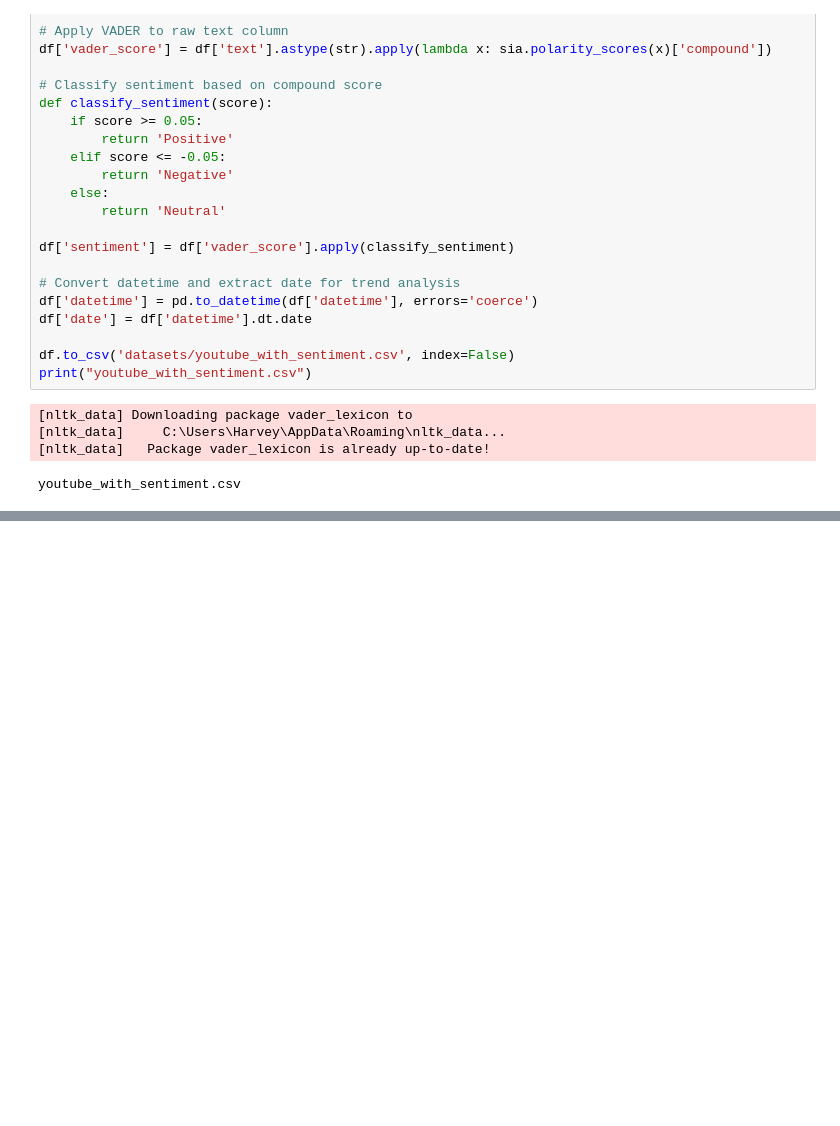
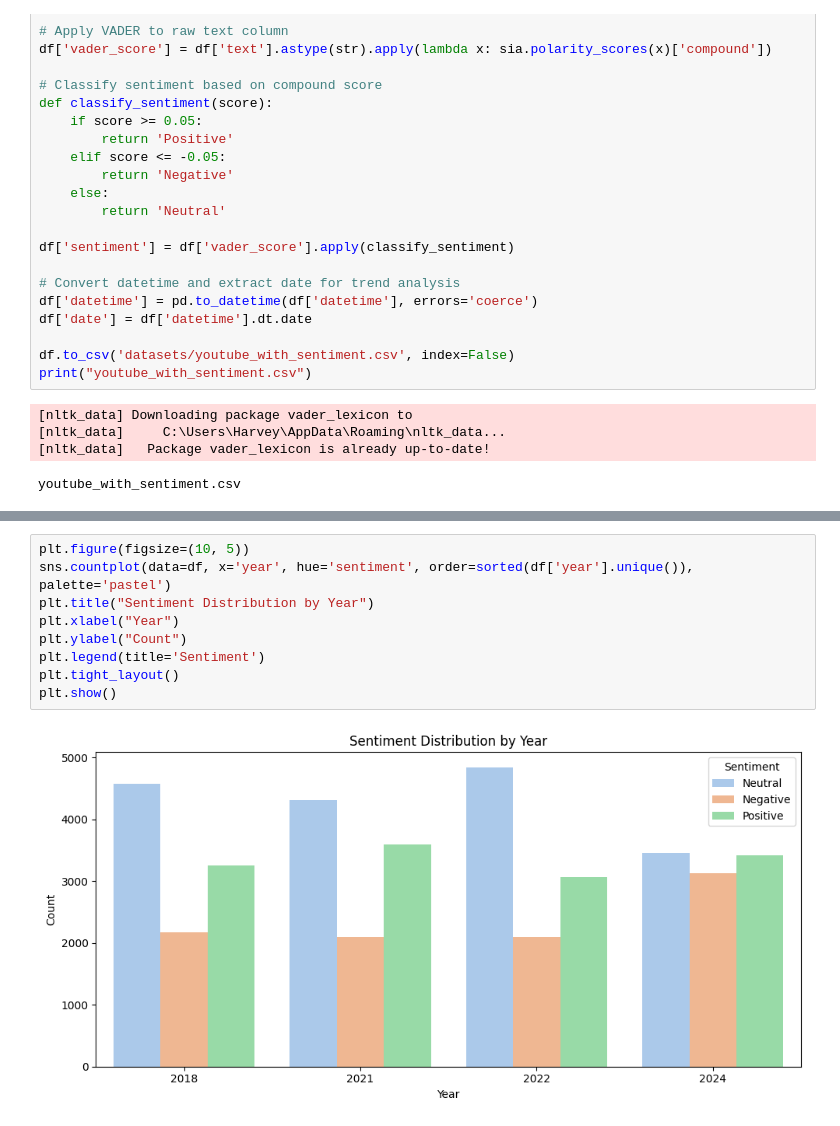
Before and after one commit to Harriet2004/SocialMedia, a Jupyter notebook: youtube_sentimentQ1.ipynb, the cells around one changed output, grey strips where cells are left out. Cells and saved outputs as stored; diff of their text form; blank space fills up the shorter version.

```diff
--- a/youtube_sentimentQ1.ipynb
+++ b/youtube_sentimentQ1.ipynb
@@ -62,2 +76,13 @@ plt.show()
+# %%
+plt.figure(figsize=(10, 5))
+sns.countplot(data=df, x='year', hue='sentiment', order=sorted(df['year'].unique()), palette='pastel')
+plt.title("Sentiment Distribution by Year")
+plt.xlabel("Year")
+plt.ylabel("Count")
+plt.legend(title='Sentiment')
+plt.tight_layout()
+plt.show()
+# %% [output]
+[figure, added]
 # %%
 plt.figure(figsize=(10, 5))
```
Also changed, not shown: parts of 8 cells of this notebook.
